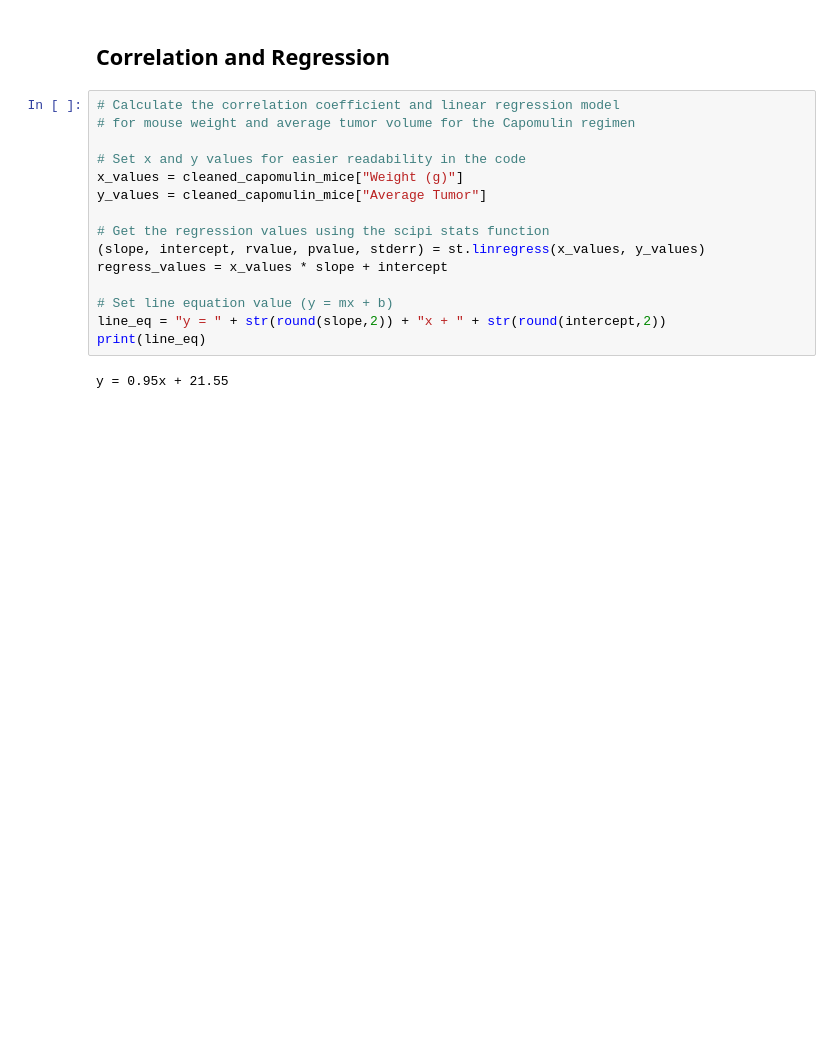
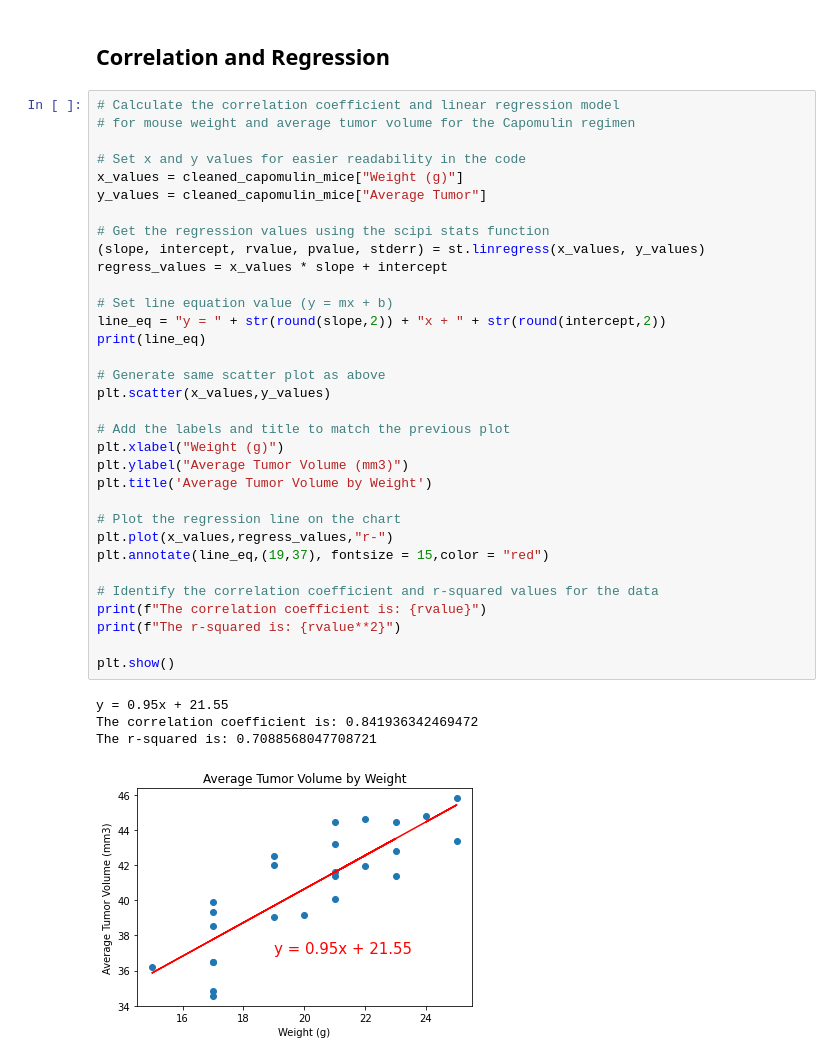
Before and after one commit to NoahLeVoir/Matplotlib-Challenge, a Jupyter notebook: Pymaceuticals/pymaceuticals.ipynb, the cells around one changed output. Drawn from its saved outputs; the diff is of its cells as text; blank space fills up the shorter version.

Commit message:
Created plot and annotated linear regression line onto it

```diff
--- a/Pymaceuticals/pymaceuticals.ipynb
+++ b/Pymaceuticals/pymaceuticals.ipynb
@@ -494,17 +494,38 @@ plt.show()
 # %%
 # Calculate the correlation coefficient and linear regression model
 # for mouse weight and average tumor volume for the Capomulin regimen
 
 # Set x and y values for easier readability in the code
 x_values = cleaned_capomulin_mice["Weight (g)"]
 y_values = cleaned_capomulin_mice["Average Tumor"]
 
 # Get the regression values using the scipi stats function
 (slope, intercept, rvalue, pvalue, stderr) = st.linregress(x_values, y_values)
 regress_values = x_values * slope + intercept
 
 # Set line equation value (y = mx + b)
 line_eq = "y = " + str(round(slope,2)) + "x + " + str(round(intercept,2))
 print(line_eq)
+
+# Generate same scatter plot as above
+plt.scatter(x_values,y_values)
+
+# Add the labels and title to match the previous plot
+plt.xlabel("Weight (g)")
+plt.ylabel("Average Tumor Volume (mm3)")
+plt.title('Average Tumor Volume by Weight')
+
+# Plot the regression line on the chart
+plt.plot(x_values,regress_values,"r-")
+plt.annotate(line_eq,(19,37), fontsize = 15,color = "red")
+
+# Identify the correlation coefficient and r-squared values for the data
+print(f"The correlation coefficient is: {rvalue}")
+print(f"The r-squared is: {rvalue**2}")
+
+plt.show()
 # %% [output]
 y = 0.95x + 21.55
+The correlation coefficient is: 0.841936342469472
+The r-squared is: 0.7088568047708721
+[figure, added]
```
